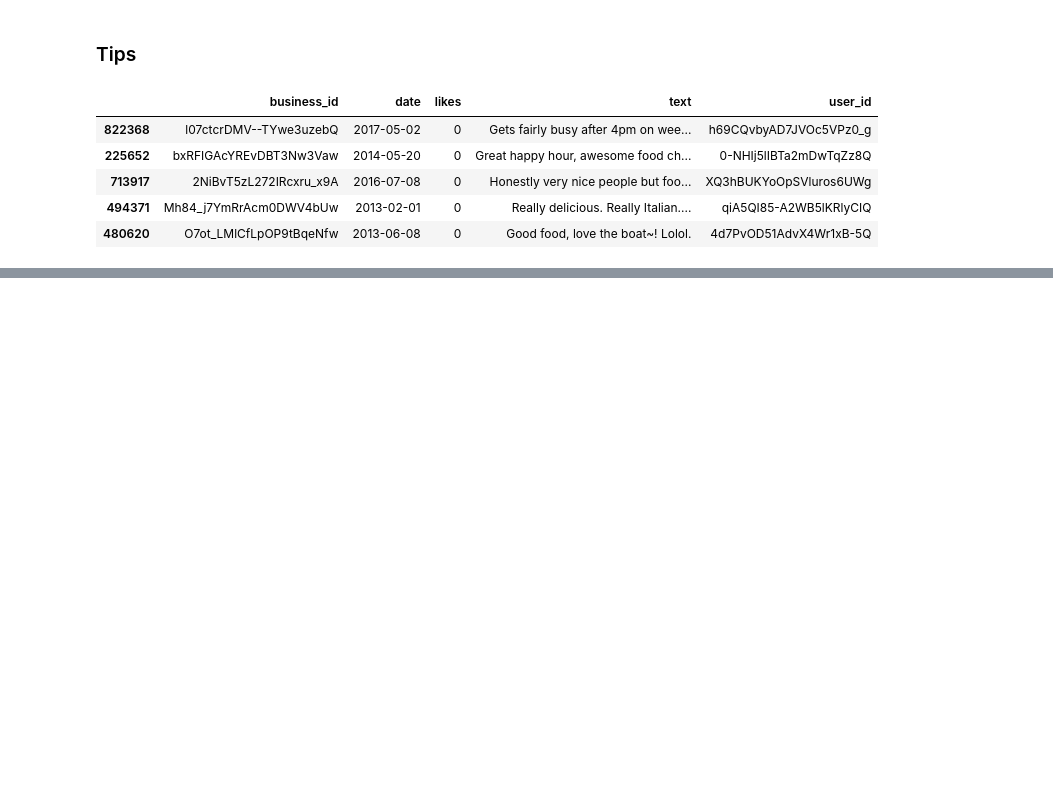
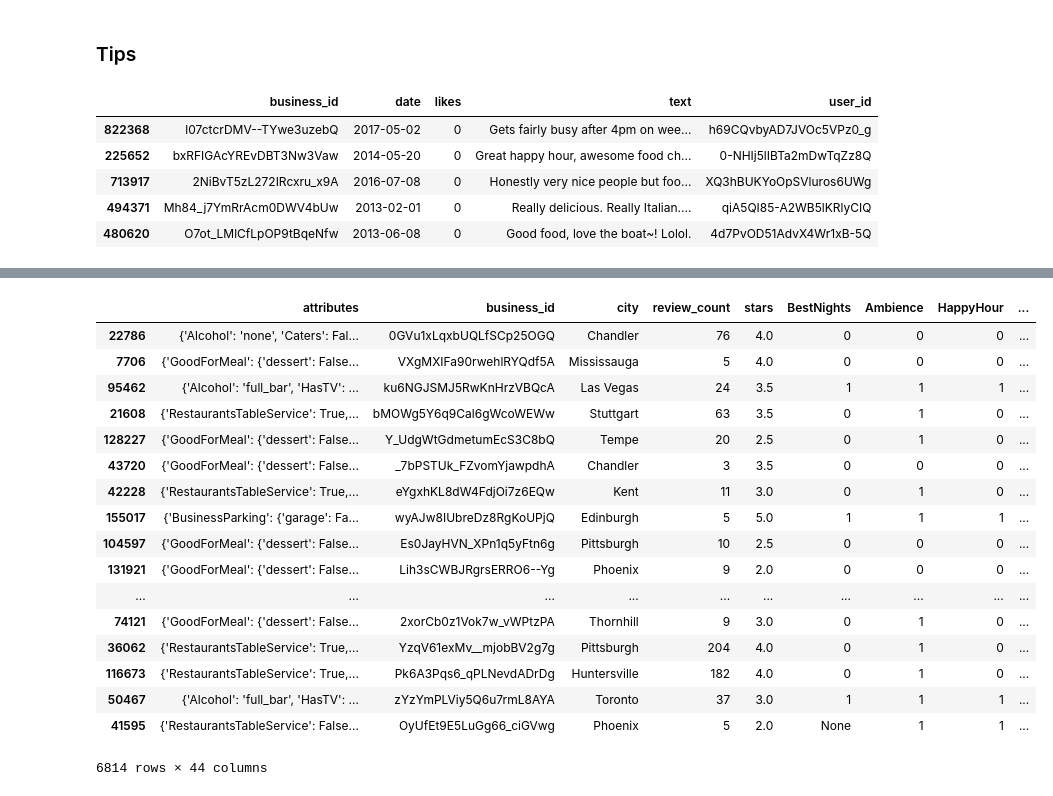
Before and after one commit to cxrobx/group45, a Jupyter notebook: EDA.ipynb, the cells around one changed output, grey strips where cells are left out. Drawn from its saved outputs; the diff is of its cells as text; code cells hidden in the pictures; blank space fills up the shorter version.

```diff
--- a/EDA.ipynb
+++ b/EDA.ipynb
@@ -266,0 +264,9 @@ t_sub.head()
+# %%
+b_sub = b_data.sample(frac=0.1)
+b_filt = b_sub[b_sub.categories.apply(is_restaurant)]
+b_preds = b_filt[['attributes','business_id','city','review_count','stars']]
+# %%
+attributes = set()
+for row in b_preds.iterrows():
+    for key, value in row[1][0].items():
+        attributes.add(key)
@@ -266,0 +277,3 @@ t_sub.head()
+# %%
+for label in attributes:
+    b_preds.loc[:,label] = True
@@ -266,0 +331,21 @@ t_sub.head()
+# %%
+b_preds
+# %% [output]
+|  | attributes | business_id | city | review_count | stars | BestNights | Ambience | HappyHour | ... |
+| 22786 | {'Alcohol': 'none', 'Caters': Fal... | 0GVu1xLqxbUQLfSCp25OGQ | Chandler | 76 | 4.0 | 0 | 0 | 0 | ... |
+| 7706 | {'GoodForMeal': {'dessert': False... | VXgMXIFa90rwehlRYQdf5A | Mississauga | 5 | 4.0 | 0 | 0 | 0 | ... |
+| 95462 | {'Alcohol': 'full_bar', 'HasTV': ... | ku6NGJSMJ5RwKnHrzVBQcA | Las Vegas | 24 | 3.5 | 1 | 1 | 1 | ... |
+| 21608 | {'RestaurantsTableService': True,... | bMOWg5Y6q9Cal6gWcoWEWw | Stuttgart | 63 | 3.5 | 0 | 1 | 0 | ... |
+| 128227 | {'GoodForMeal': {'dessert': False... | Y_UdgWtGdmetumEcS3C8bQ | Tempe | 20 | 2.5 | 0 | 1 | 0 | ... |
+| 43720 | {'GoodForMeal': {'dessert': False... | _7bPSTUk_FZvomYjawpdhA | Chandler | 3 | 3.5 | 0 | 0 | 0 | ... |
+| 42228 | {'RestaurantsTableService': True,... | eYgxhKL8dW4FdjOi7z6EQw | Kent | 11 | 3.0 | 0 | 1 | 0 | ... |
+| 155017 | {'BusinessParking': {'garage': Fa... | wyAJw8IUbreDz8RgKoUPjQ | Edinburgh | 5 | 5.0 | 1 | 1 | 1 | ... |
+| 104597 | {'GoodForMeal': {'dessert': False... | Es0JayHVN_XPn1q5yFtn6g | Pittsburgh | 10 | 2.5 | 0 | 0 | 0 | ... |
+| 131921 | {'GoodForMeal': {'dessert': False... | Lih3sCWBJRgrsERRO6--Yg | Phoenix | 9 | 2.0 | 0 | 0 | 0 | ... |
+| ... | ... | ... | ... | ... | ... | ... | ... | ... | ... |
+| 74121 | {'GoodForMeal': {'dessert': False... | 2xorCb0z1Vok7w_vWPtzPA | Thornhill | 9 | 3.0 | 0 | 1 | 0 | ... |
+| 36062 | {'RestaurantsTableService': True,... | YzqV61exMv__mjobBV2g7g | Pittsburgh | 204 | 4.0 | 0 | 1 | 0 | ... |
+| 116673 | {'RestaurantsTableService': True,... | Pk6A3Pqs6_qPLNevdADrDg | Huntersville | 182 | 4.0 | 0 | 1 | 0 | ... |
+| 50467 | {'Alcohol': 'full_bar', 'HasTV': ... | zYzYmPLViy5Q6u7rmL8AYA | Toronto | 37 | 3.0 | 1 | 1 | 1 | ... |
+| 41595 | {'RestaurantsTableService': False... | OyUfEt9E5LuGg66_ciGVwg | Phoenix | 5 | 2.0 | None | 1 | 1 | ... |
+6814 rows × 44 columns
```
Also changed, not shown: parts of 22 cells of this notebook.
